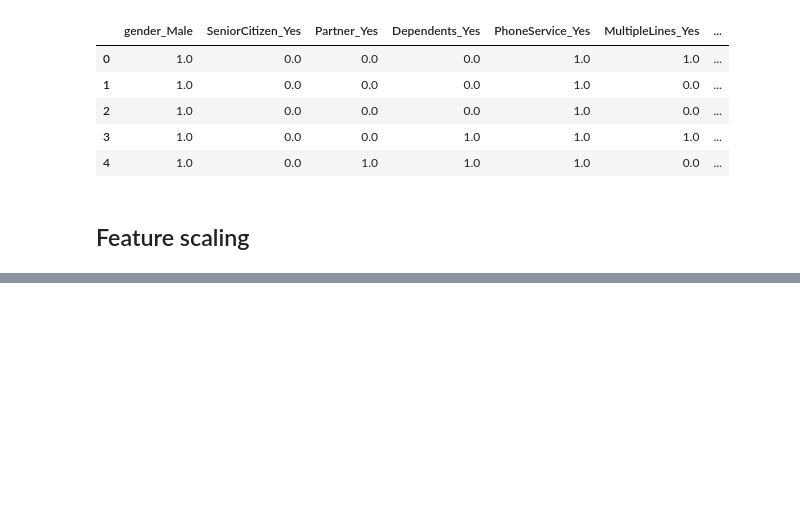
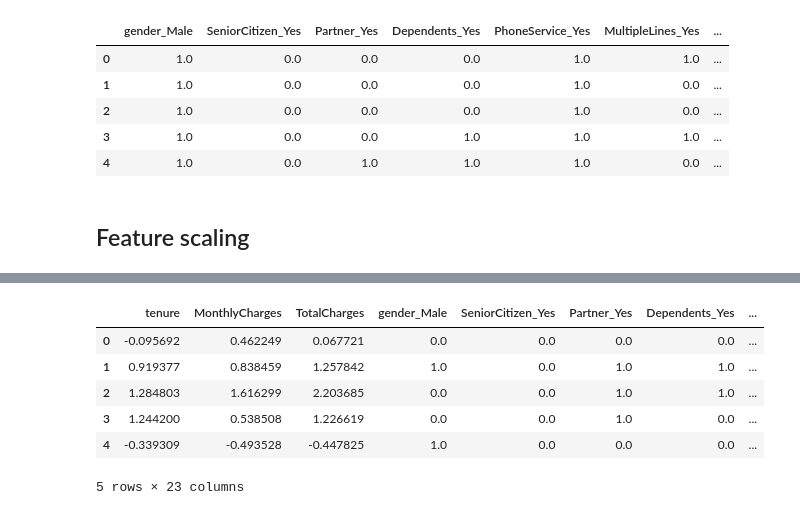
Before and after one commit to BrianBassey37/Project_Portfolio, a Jupyter notebook: Telco_churn/Telco_churn_notebook.ipynb, the cells around one changed output, grey strips where cells are left out. Drawn from its saved outputs; the diff is of its cells as text; code cells hidden in the pictures; blank space fills up the shorter version.

```diff
--- a/Telco_churn/Telco_churn_notebook.ipynb
+++ b/Telco_churn/Telco_churn_notebook.ipynb
@@ -909,0 +933,4 @@ test_cat_data_encoded.head()
+# %%
+X_val_num_data_scaled = scaler.fit_transform(X_val_num_data)
+X_val_num_data_scaled = pd.DataFrame(X_val_num_data_scaled, columns= X_val_num_data.columns)
+X_val_num_data_scaled.head()
@@ -909,0 +969,10 @@ test_cat_data_encoded.head()
+# %%
+X_val.head()
+# %% [output]
+|  | tenure | MonthlyCharges | TotalCharges | gender_Male | SeniorCitizen_Yes | Partner_Yes | Dependents_Yes | ... |
+| 0 | -0.095692 | 0.462249 | 0.067721 | 0.0 | 0.0 | 0.0 | 0.0 | ... |
+| 1 | 0.919377 | 0.838459 | 1.257842 | 1.0 | 0.0 | 1.0 | 1.0 | ... |
+| 2 | 1.284803 | 1.616299 | 2.203685 | 0.0 | 0.0 | 1.0 | 1.0 | ... |
+| 3 | 1.244200 | 0.538508 | 1.226619 | 0.0 | 0.0 | 1.0 | 0.0 | ... |
+| 4 | -0.339309 | -0.493528 | -0.447825 | 1.0 | 0.0 | 0.0 | 0.0 | ... |
+5 rows × 23 columns
```
Also changed, not shown: parts of 16 cells of this notebook.
